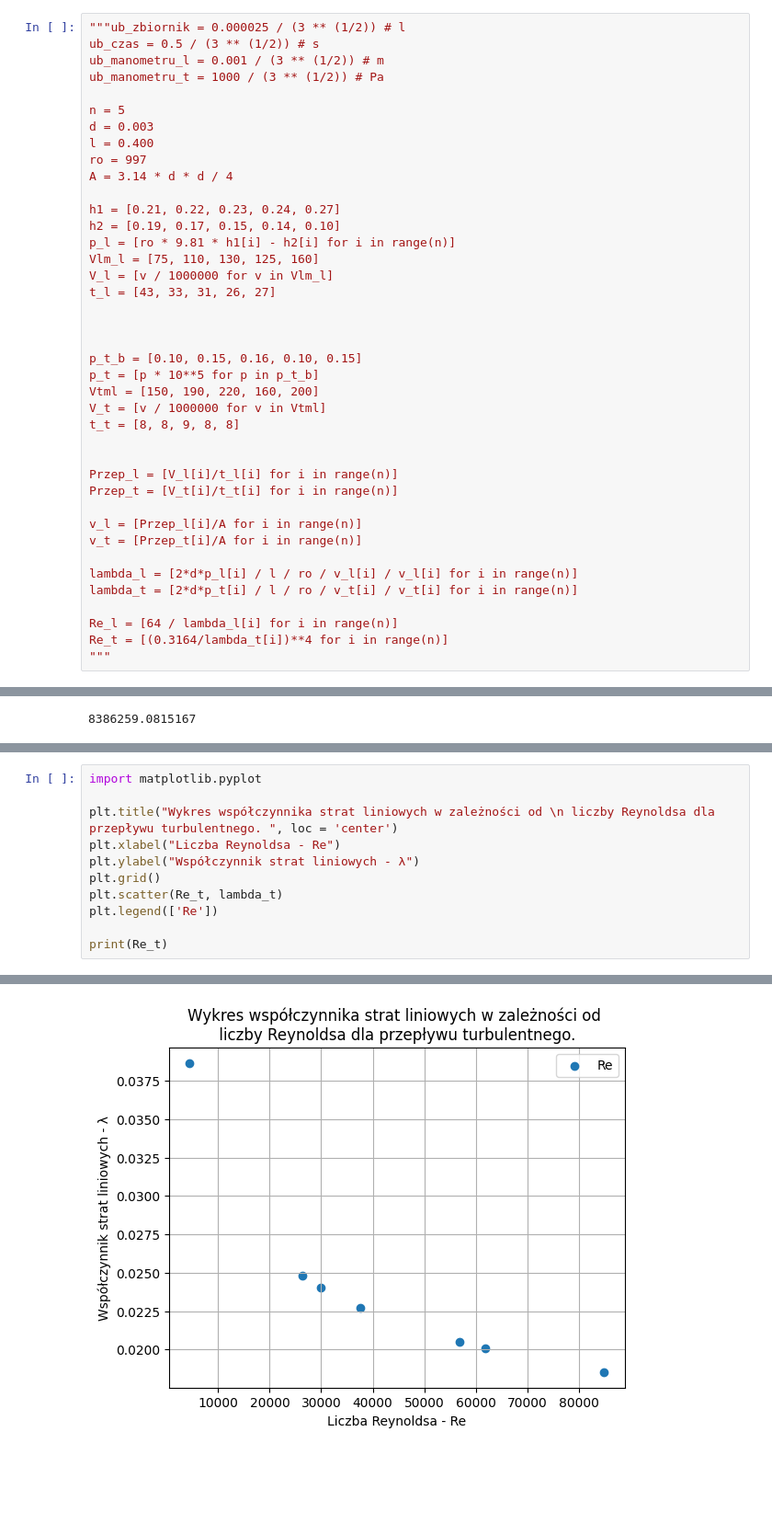
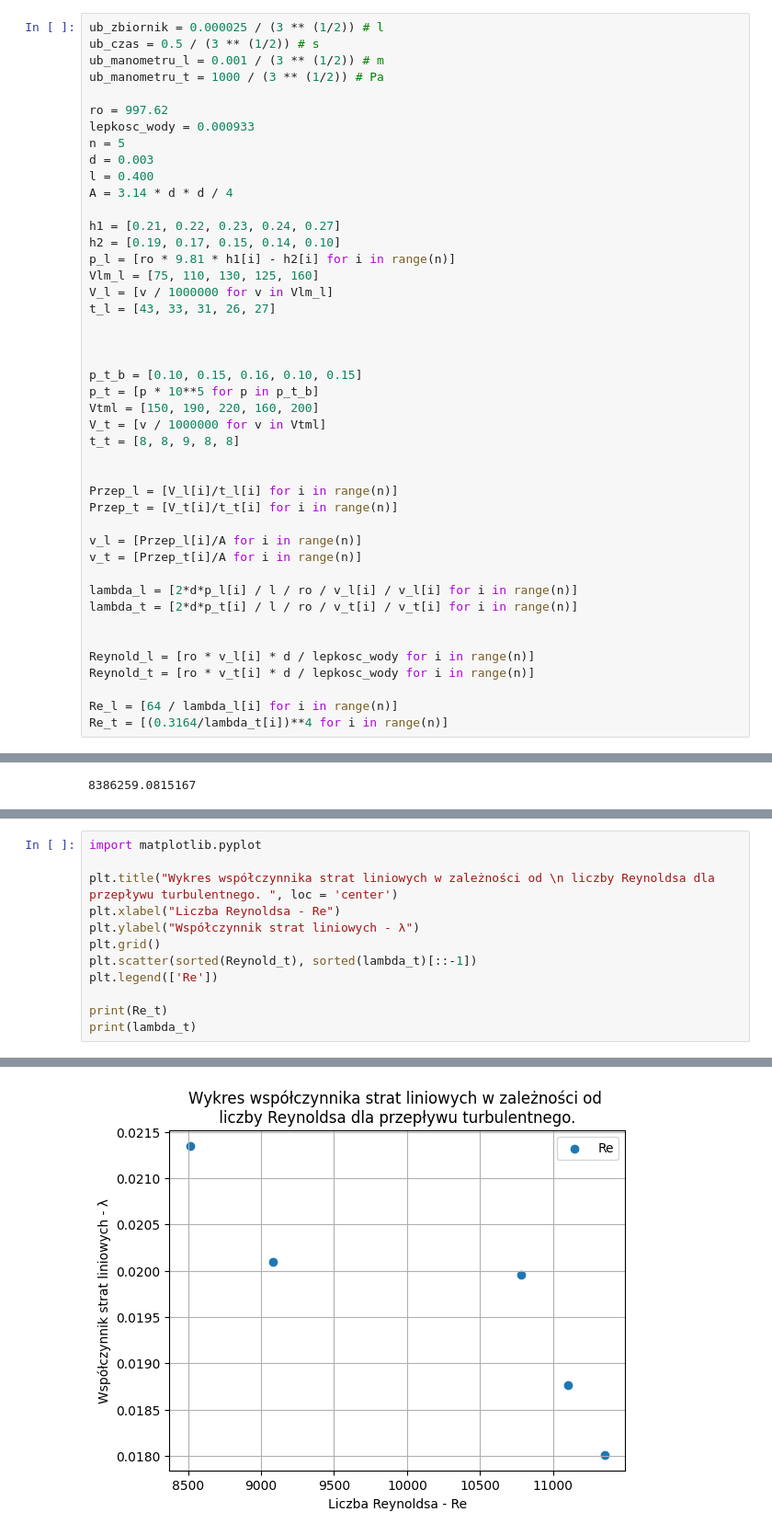
Before and after one commit to RudyJakub/jupyter_laby, a Jupyter notebook: fluids.ipynb, the cells around one changed output, grey strips where cells are left out. Shown: that part at 92% size. Cells and saved outputs as stored; diff of their text form; blank space fills up the shorter version.

```diff
--- a/fluids.ipynb
+++ b/fluids.ipynb
@@ -39,13 +43,14 @@ Re_t = [(0.3164/lambda_t[i])**4 for i in range(n)]
 # %%
-"""ub_zbiornik = 0.000025 / (3 ** (1/2)) # l
+ub_zbiornik = 0.000025 / (3 ** (1/2)) # l
 ub_czas = 0.5 / (3 ** (1/2)) # s
 ub_manometru_l = 0.001 / (3 ** (1/2)) # m
 ub_manometru_t = 1000 / (3 ** (1/2)) # Pa
 
+ro = 997.62
+lepkosc_wody = 0.000933
 n = 5
 d = 0.003
 l = 0.400
-ro = 997
 A = 3.14 * d * d / 4
 
 h1 = [0.21, 0.22, 0.23, 0.24, 0.27]
@@ -73,8 +78,11 @@ v_t = [Przep_t[i]/A for i in range(n)]
 lambda_l = [2*d*p_l[i] / l / ro / v_l[i] / v_l[i] for i in range(n)]
 lambda_t = [2*d*p_t[i] / l / ro / v_t[i] / v_t[i] for i in range(n)]
 
+
+Reynold_l = [ro * v_l[i] * d / lepkosc_wody for i in range(n)]
+Reynold_t = [ro * v_t[i] * d / lepkosc_wody for i in range(n)]
+
 Re_l = [64 / lambda_l[i] for i in range(n)]
 Re_t = [(0.3164/lambda_t[i])**4 for i in range(n)]
-"""
 # %%
 def uPrzeplywu(V, t):
@@ -171,8 +219,9 @@ plt.title("Wykres współczynnika strat liniowych w zależności od \n liczby Re
 plt.xlabel("Liczba Reynoldsa - Re")
 plt.ylabel("Współczynnik strat liniowych - λ")
 plt.grid()
-plt.scatter(Re_t, lambda_t)
+plt.scatter(sorted(Reynold_t), sorted(lambda_t)[::-1])
 plt.legend(['Re'])
 
 print(Re_t)
+print(lambda_t)
 # %% [output]
@@ -180 +230 @@ print(Re_t)
-[figure, old version]
+[figure, new version]
```
Also changed, not shown: parts of 6 cells of this notebook, 2 other files.
